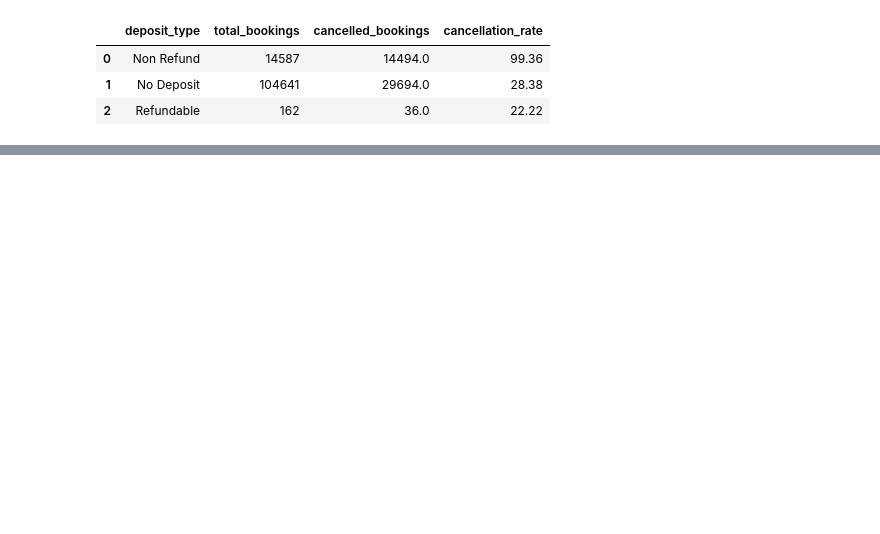
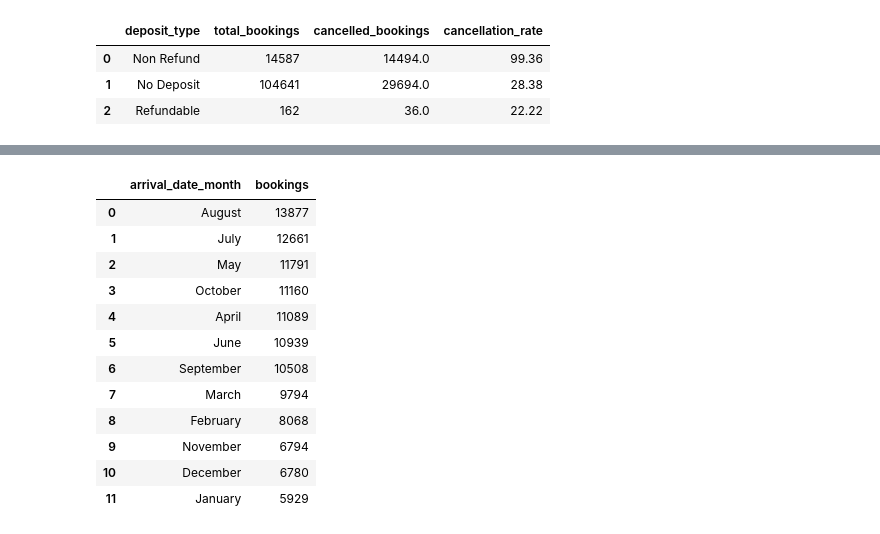
Before and after one commit to bansalbhumi/Hotel-Demand-Analytics-and-Cancellation-Prediction-Project, a Jupyter notebook: notebooks/04_sql_analytics.ipynb, the cells around one changed output, grey strips where cells are left out. Saved outputs shown, nothing was run; the diff lists cells and outputs as text; code cells hidden in the pictures; blank space fills up the shorter version.

```diff
--- a/notebooks/04_sql_analytics.ipynb
+++ b/notebooks/04_sql_analytics.ipynb
@@ -200,0 +274,25 @@ GROUP BY is_canceled
+# %%
+## MONTHLY BOOKING TREND
+
+duckdb.sql("""
+SELECT
+    arrival_date_month,
+    COUNT(*) AS bookings
+FROM hotel_data
+GROUP BY arrival_date_month
+ORDER BY bookings DESC
+""").df()
+# %% [output]
+|  | arrival_date_month | bookings |
+| 0 | August | 13877 |
+| 1 | July | 12661 |
+| 2 | May | 11791 |
+| 3 | October | 11160 |
+| 4 | April | 11089 |
+| 5 | June | 10939 |
+| 6 | September | 10508 |
+| 7 | March | 9794 |
+| 8 | February | 8068 |
+| 9 | November | 6794 |
+| 10 | December | 6780 |
+| 11 | January | 5929 |
```
Also changed, not shown: parts of 24 cells of this notebook.
